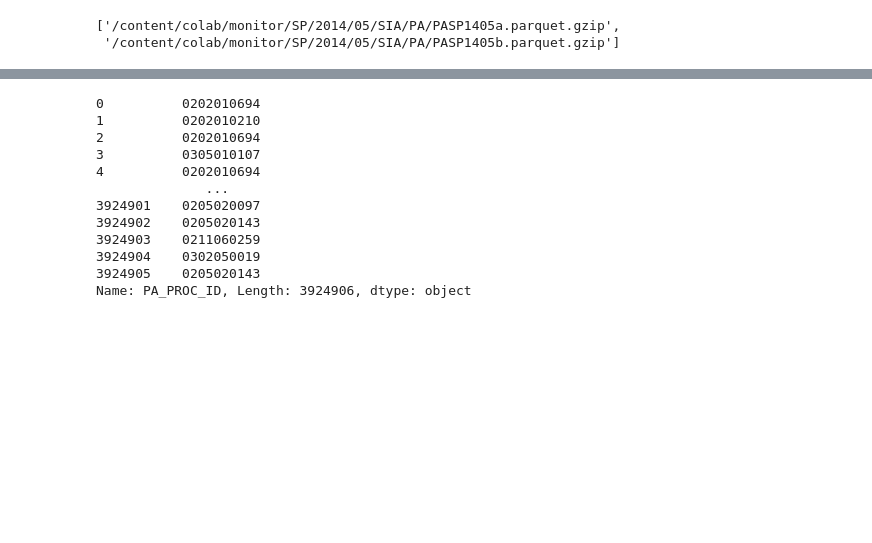
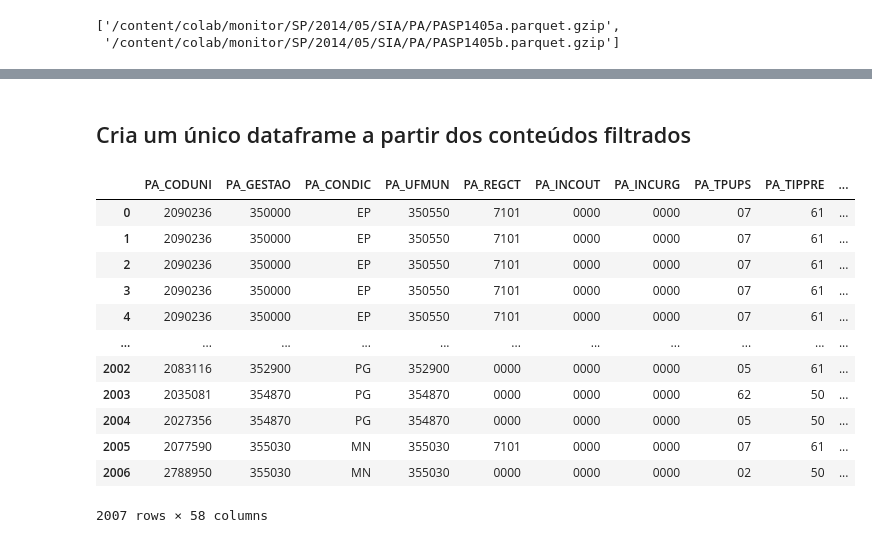
Before and after one commit to heber-augusto/sus-kpis-analysis, a Jupyter notebook: sia/indicadores_monitor_rosa_sia_pa.ipynb, the cells around one changed output, grey strips where cells are left out. Drawn from its saved outputs; the diff is of its cells as text; code cells hidden in the pictures; blank space fills up the shorter version.

```diff
--- a/sia/indicadores_monitor_rosa_sia_pa.ipynb
+++ b/sia/indicadores_monitor_rosa_sia_pa.ipynb
@@ -161 +163,14 @@ def filter_cancer_content(df):
+# %%
+def create_cancer_dataframe(file_paths):
+    """
+
+    """
+    filtered_contents = [
+      filter_cancer_content(pd.read_parquet(file_path))
+      for file_path in file_paths
+      ]
+
+    return pd.concat(
+        filtered_contents,
+        ignore_index=True)
 # %% [markdown]
@@ -206,15 +186,19 @@ filter_cancer_content(df)
-# %%
-df.PA_PROC_ID
-# %% [output]
-0          0202010694
-1          0202010210
-2          0202010694
-3          0305010107
-4          0202010694
-              ...
-3924901    0205020097
-3924902    0205020143
-3924903    0211060259
-3924904    0302050019
-3924905    0205020143
-Name: PA_PROC_ID, Length: 3924906, dtype: object
+# %% [markdown]
+## Cria um único dataframe a partir dos conteúdos filtrados
+# %%
+cancer_dataframe = create_cancer_dataframe(file_paths)
+cancer_dataframe
+# %% [output]
+|  | PA_CODUNI | PA_GESTAO | PA_CONDIC | PA_UFMUN | PA_REGCT | PA_INCOUT | PA_INCURG | PA_TPUPS | PA_TIPPRE | ... |
+| 0 | 2090236 | 350000 | EP | 350550 | 7101 | 0000 | 0000 | 07 | 61 | ... |
+| 1 | 2090236 | 350000 | EP | 350550 | 7101 | 0000 | 0000 | 07 | 61 | ... |
+| 2 | 2090236 | 350000 | EP | 350550 | 7101 | 0000 | 0000 | 07 | 61 | ... |
+| 3 | 2090236 | 350000 | EP | 350550 | 7101 | 0000 | 0000 | 07 | 61 | ... |
+| 4 | 2090236 | 350000 | EP | 350550 | 7101 | 0000 | 0000 | 07 | 61 | ... |
+| ... | ... | ... | ... | ... | ... | ... | ... | ... | ... | ... |
+| 2002 | 2083116 | 352900 | PG | 352900 | 0000 | 0000 | 0000 | 05 | 61 | ... |
+| 2003 | 2035081 | 354870 | PG | 354870 | 0000 | 0000 | 0000 | 62 | 50 | ... |
+| 2004 | 2027356 | 354870 | PG | 354870 | 0000 | 0000 | 0000 | 05 | 50 | ... |
+| 2005 | 2077590 | 355030 | MN | 355030 | 7101 | 0000 | 0000 | 07 | 61 | ... |
+| 2006 | 2788950 | 355030 | MN | 355030 | 0000 | 0000 | 0000 | 02 | 50 | ... |
+2007 rows × 58 columns
```
Also changed, not shown: parts of 5 cells of this notebook.
